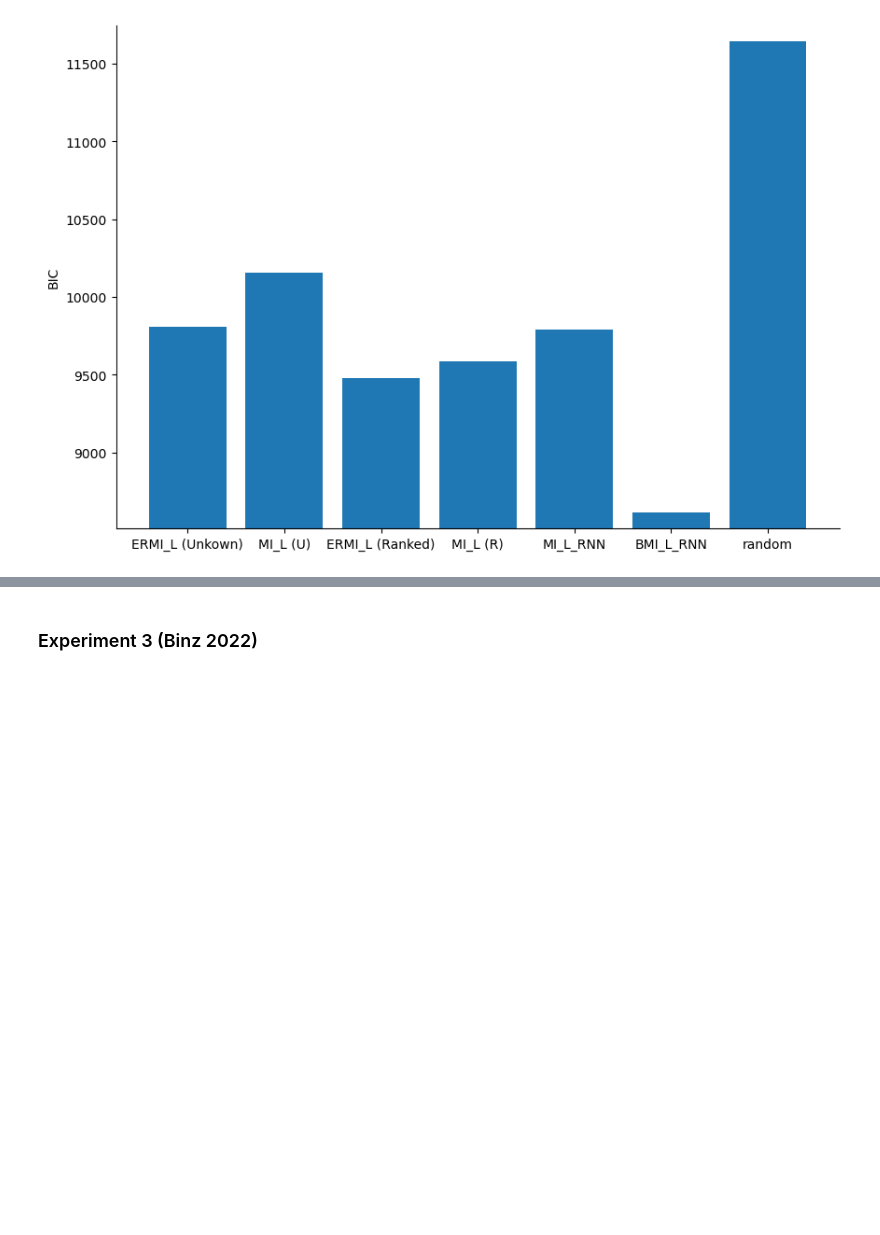
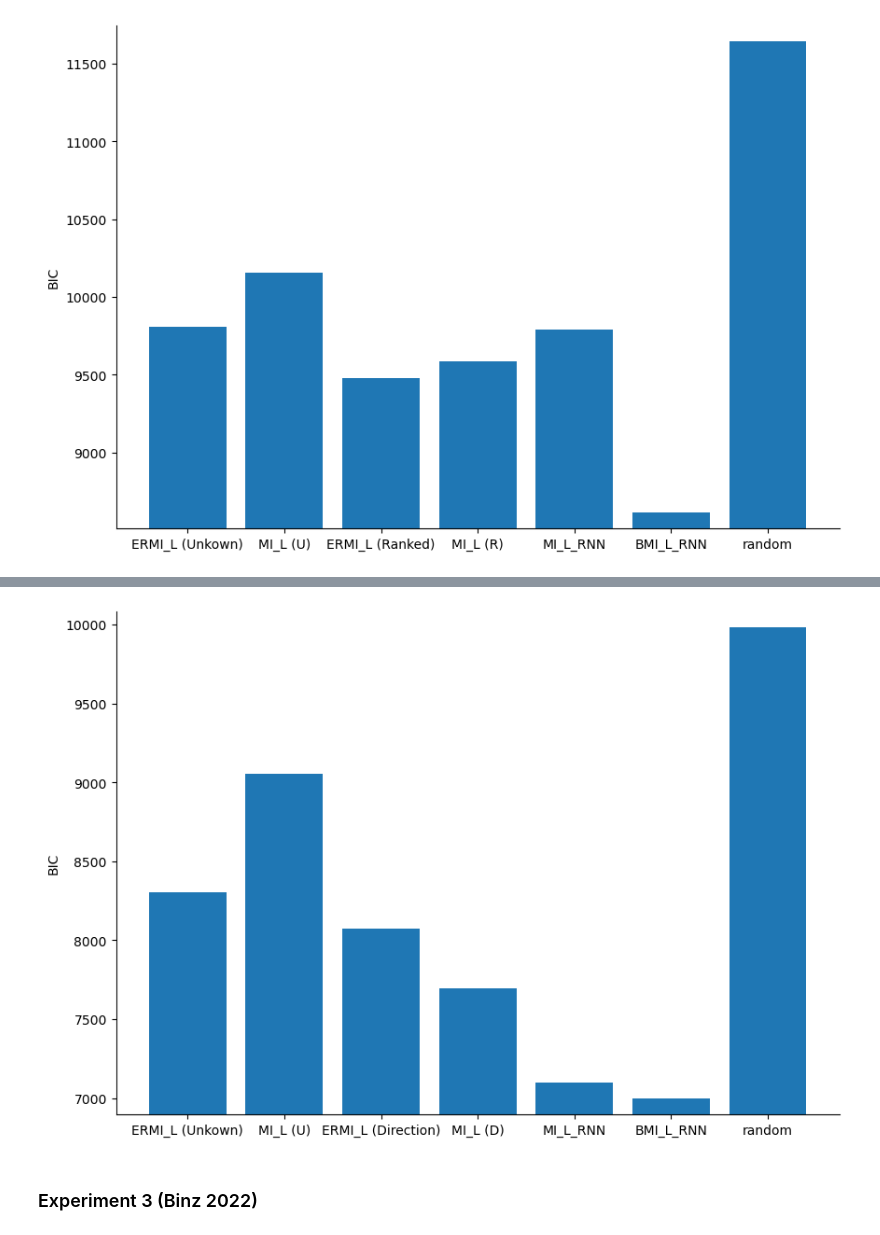
Before and after one commit to akjagadish/ermi, a Jupyter notebook: notebooks/figures.ipynb, the cells around one changed output, grey strips where cells are left out. Saved outputs shown, nothing was run; the diff lists cells and outputs as text; code cells hidden in the pictures; blank space fills up the shorter version.

```diff
--- a/notebooks/figures.ipynb
+++ b/notebooks/figures.ipynb
@@ -105,3 +145,55 @@ sns.despine()
+# %%
+experiment_id=2
+data = pd.read_csv(f'/u/ajagadish/ermi/decisionmaking/data/human/binz2022heuristics_exp{experiment_id}.csv')
+num_participants = data.participant.nunique()
+num_trials = 300
+
+# load model fits
+results_mi_paired = np.load(f'/u/ajagadish/ermi/decisionmaking/data/model_comparison/task=binz2022_experiment={experiment_id}_source=synthetic_condition=unknown_loss=nll_paired=True_method=soft_sigmoid_optimizer=de.npz')
+results_ermi_paired = np.load(f'/u/ajagadish/ermi/decisionmaking/data/model_comparison/task=binz2022_experiment={experiment_id}_source=claude_condition=unknown_loss=nll_paired=True_method=soft_sigmoid_optimizer=de.npz')
+results_mi_paired_direction = np.load(f'/u/ajagadish/ermi/decisionmaking/data/model_comparison/task=binz2022_experiment={experiment_id}_source=synthetic_condition=direction_loss=nll_paired=True_method=soft_sigmoid_optimizer=de.npz')
+results_ermi_paired_direction = np.load(f'/u/ajagadish/ermi/decisionmaking/data/model_comparison/task=binz2022_experiment={experiment_id}_source=claude_condition=direction_loss=nll_paired=True_method=soft_sigmoid_optimizer=de.npz')
+# results_mi = np.load('/u/ajagadish/ermi/decisionmaking/data/model_comparison/binz2022_env=synthetic_model=transformer_num_episodes500000_num_hidden=256_lr0.0003_num_layers=6_d_model=64_num_head=8_noise0.0_shuffleTrue_run=0_synthetic_pairedFalse_soft_sigmoid_differential_evolution.npz')
+# results_ermi = np.load('/u/ajagadish/ermi/decisionmaking/data/model_comparison/binz2022_env=claude_generated_functionlearningtasks_paramsNA_dim2_data20_tasks9254_run0_procid0_pversion2_unknown_model=transformer_num_episodes500000_num_hidden=256_lr0.0003_num_layers=6_d_model=64_num_head=8_pairedFalse_soft_sigmoid_de.npz')
+logprobs_bmi = torch.load(f'/u/ajagadish/ermi/decisionmaking/data/model_comparison/logprobs{experiment_id}_bmli.pth')[0]
+logprobs_baselines = torch.load(f'/u/ajagadish/ermi/decisionmaking/data/model_comparison/logprobs{experiment_id}_fitted.pth')[0]
+logprobs_bmi = torch.cat([logprobs_baselines[:, [0]], logprobs_bmi], dim=-1)
+best_logprobs, best_index = torch.max(logprobs_bmi, dim=-1)
+
+
+# compute BIC
+ermi_paired_direction_bic = (2*results_ermi_paired_direction['nlls'] + 1*np.log(num_trials)).sum()
+mi_paired_direction_bic = (2*results_mi_paired_direction['nlls']+ 1*np.log(num_trials)).sum()
+ermi_paired_unknown_bic = (2*results_ermi_paired['nlls'] + 1*np.log(num_trials)).sum()
+mi_paired_unknown_bic = (2*results_mi_paired['nlls']+ 1*np.log(num_trials)).sum()
+
+# ermi_bic = (2*results_ermi['nlls']+ 1*np.log(num_trials)).sum()
+# mi_bic = (2*results_mi['nlls']+ 1*np.log(num_trials)).sum()
+
+
+rnn_mi_bic = (-2*logprobs_bmi[:, 1] + 1*np.log(num_trials)).sum()
+rnn_bmi_bic = (-2*best_logprobs + 1*np.log(num_trials)).sum()
+random_bic = -2*np.log(0.5)*num_trials*num_participants
+
+# pool results
+bics = [ermi_paired_unknown_bic, mi_paired_unknown_bic, ermi_paired_direction_bic, mi_paired_direction_bic, rnn_mi_bic, rnn_bmi_bic, random_bic]
+model_names = ['ERMI_L (Unkown)', 'MI_L (U)', 'ERMI_L (Direction)', 'MI_L (D)', 'MI_L_RNN', 'BMI_L_RNN', 'random']
+
+# bics = [ermi_bmi_bic, mi_bmi_bic,  bmi_bic, rnn_mi_bic]#, random_bic]
+# model_names = ['ERMI_BMI', 'MI_BMI',  'RNN_BMI', 'RNN_MI']#, 'random']
+
+# bics = [ermi_bmi_bic, mi_bmi_bic,  bmi_bic, rnn_mi_bic, ermi_bic, mi_bic,]#, random_bic]
+# model_names = ['ERMI_L', 'MI_L',  'RNN_BMI_L', 'RNN_MI_L', 'ERMI', 'MI']#, 'random']
+
+
+# plot bar plot comparing the two bics
+plt.figure(figsize=(10, len(model_names)))
+plt.bar(model_names, bics)
+plt.ylim(min(bics)-100, max(bics)+100)
+plt.ylabel('BIC')
+sns.despine()
+# %% [output]
+[figure, added]
 # %% [markdown]
 ### Experiment 3 (Binz 2022)
 # %%
```
Also changed, not shown: parts of 3 cells of this notebook.
